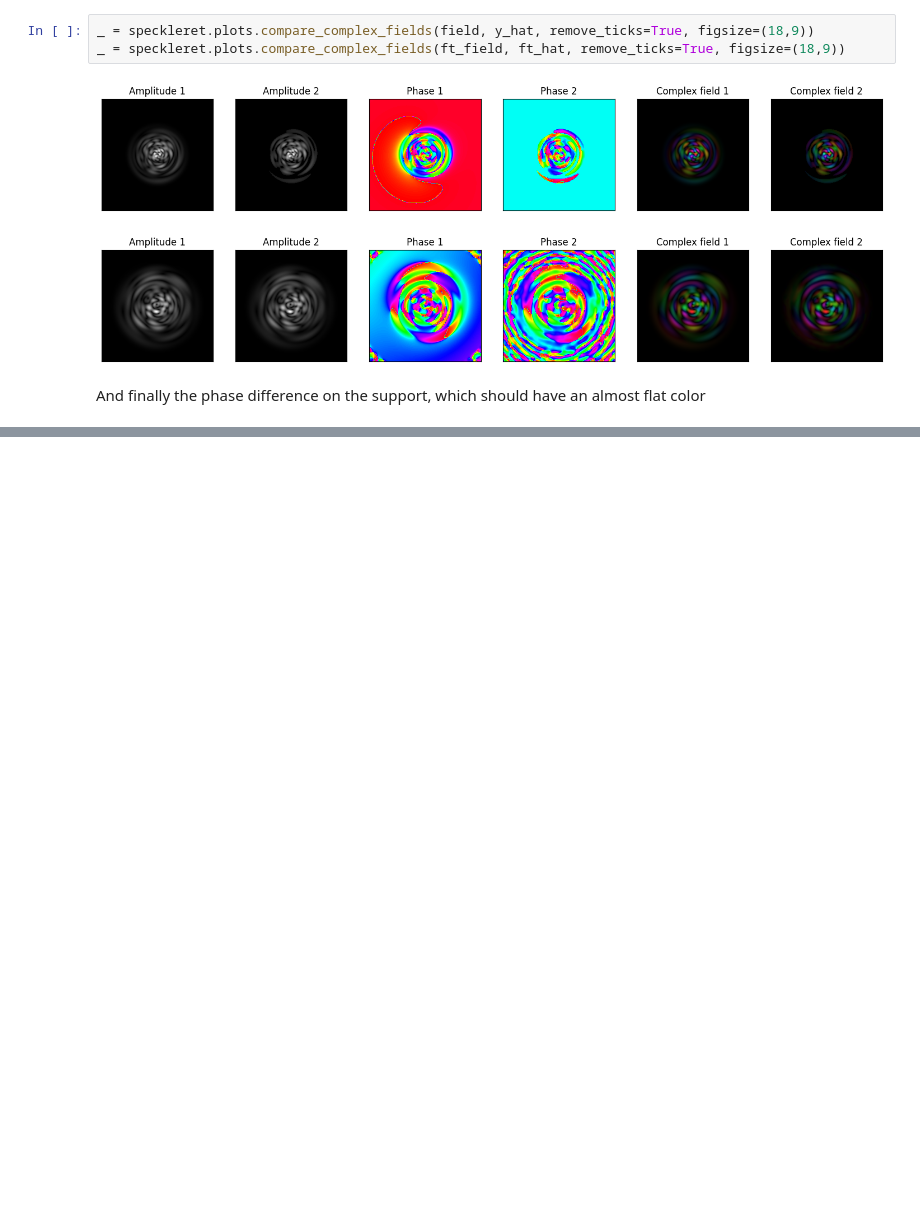
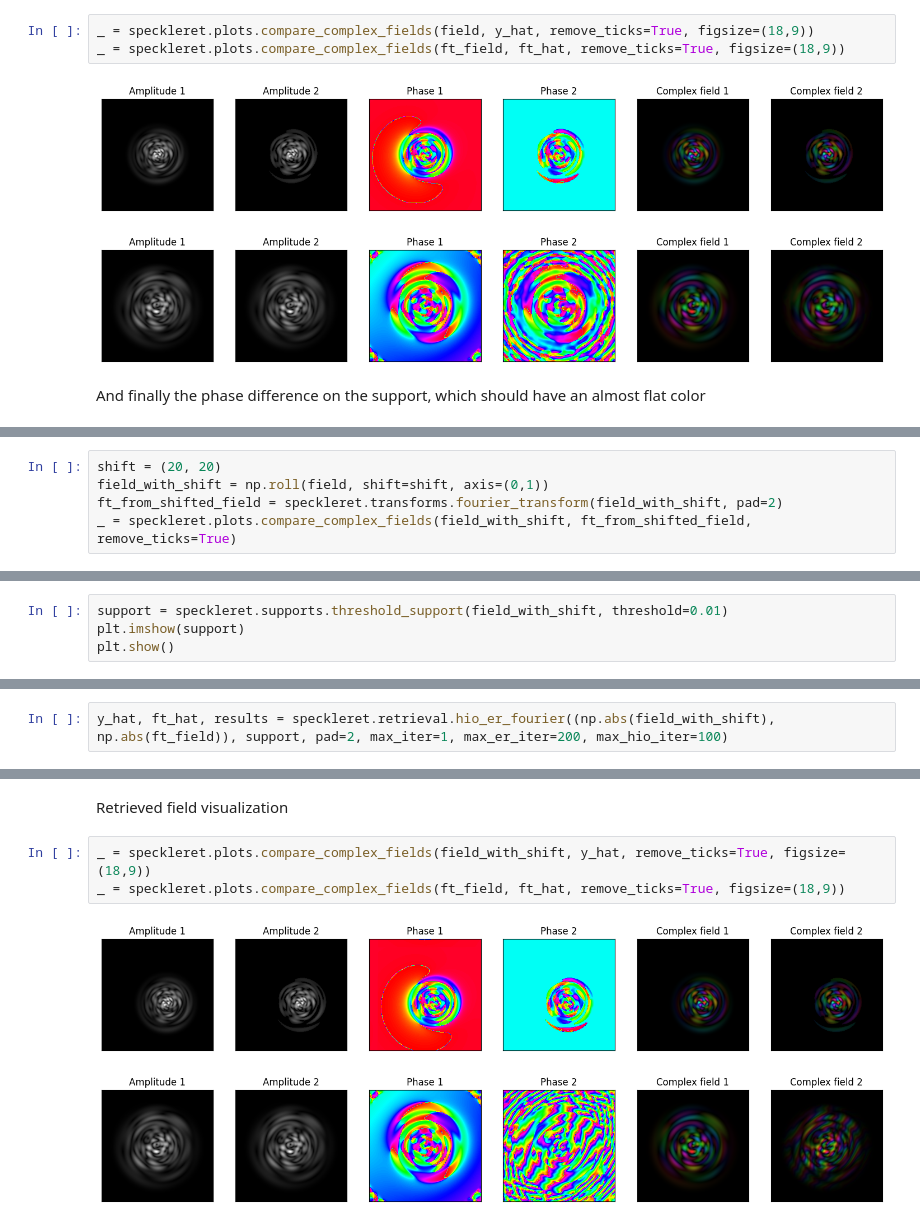
Before and after one commit to jysru/Speckle-Retrieval, a Jupyter notebook: notebooks/check_shift.ipynb, the cells around one changed output, grey strips where cells are left out. Saved outputs shown, nothing was run; the diff lists cells and outputs as text; blank space fills up the shorter version.

```diff
--- a/notebooks/check_shift.ipynb
+++ b/notebooks/check_shift.ipynb
@@ -188,0 +83,5 @@ plt.imshow(phi_diff, cmap='hsv')
+# %%
+shift = (20, 20)
+field_with_shift = np.roll(field, shift=shift, axis=(0,1))
+ft_from_shifted_field = speckleret.transforms.fourier_transform(field_with_shift, pad=2)
+_ = speckleret.plots.compare_complex_fields(field_with_shift, ft_from_shifted_field, remove_ticks=True)
@@ -188,0 +92,4 @@ plt.imshow(phi_diff, cmap='hsv')
+# %%
+support = speckleret.supports.threshold_support(field_with_shift, threshold=0.01)
+plt.imshow(support)
+plt.show()
@@ -188,0 +100,2 @@ plt.imshow(phi_diff, cmap='hsv')
+# %%
+y_hat, ft_hat, results = speckleret.retrieval.hio_er_fourier((np.abs(field_with_shift), np.abs(ft_field)), support, pad=2, max_iter=1, max_er_iter=200, max_hio_iter=100)
@@ -188,0 +119,8 @@ plt.imshow(phi_diff, cmap='hsv')
+# %% [markdown]
+Retrieved field visualization
+# %%
+_ = speckleret.plots.compare_complex_fields(field_with_shift, y_hat, remove_ticks=True, figsize=(18,9))
+_ = speckleret.plots.compare_complex_fields(ft_field, ft_hat, remove_ticks=True, figsize=(18,9))
+# %% [output]
+[figure, added]
+[figure, added]
```
Also changed, not shown: parts of 48 cells of this notebook.
